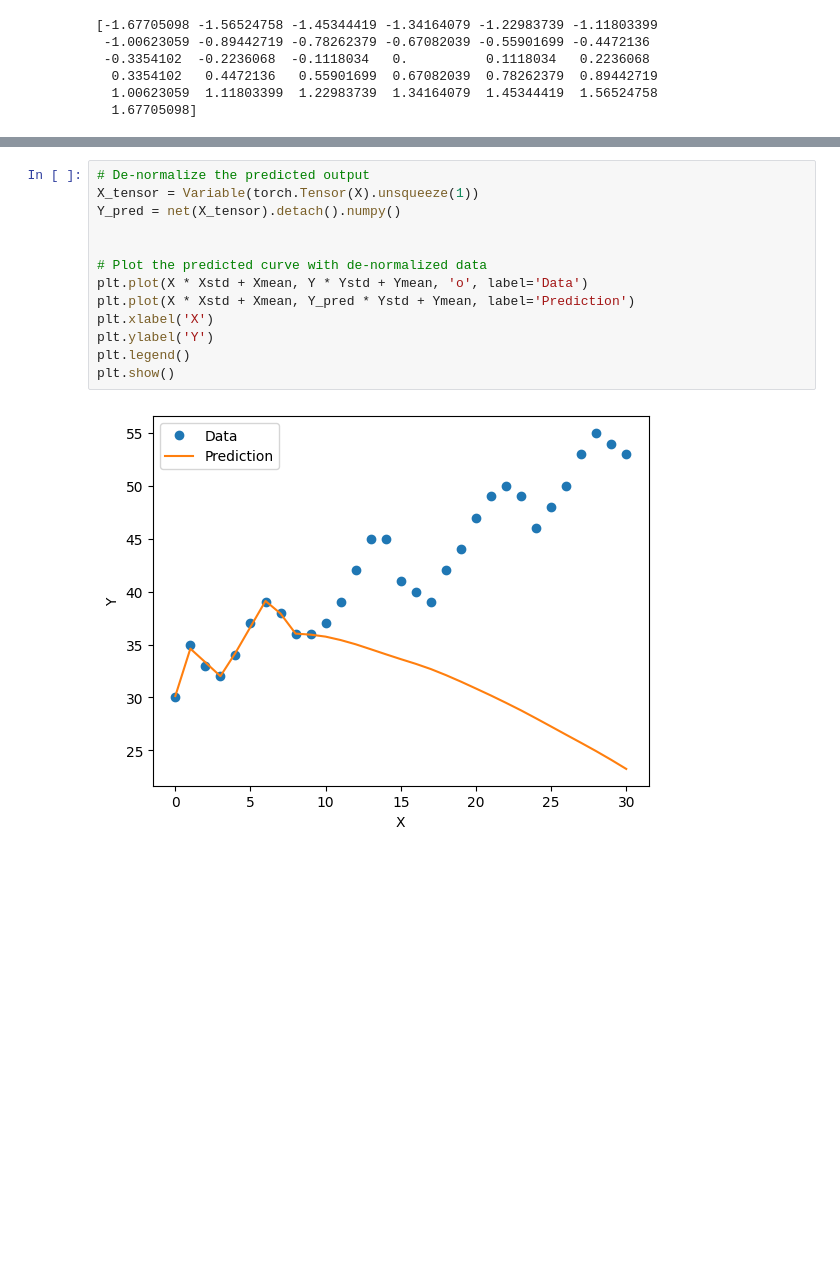
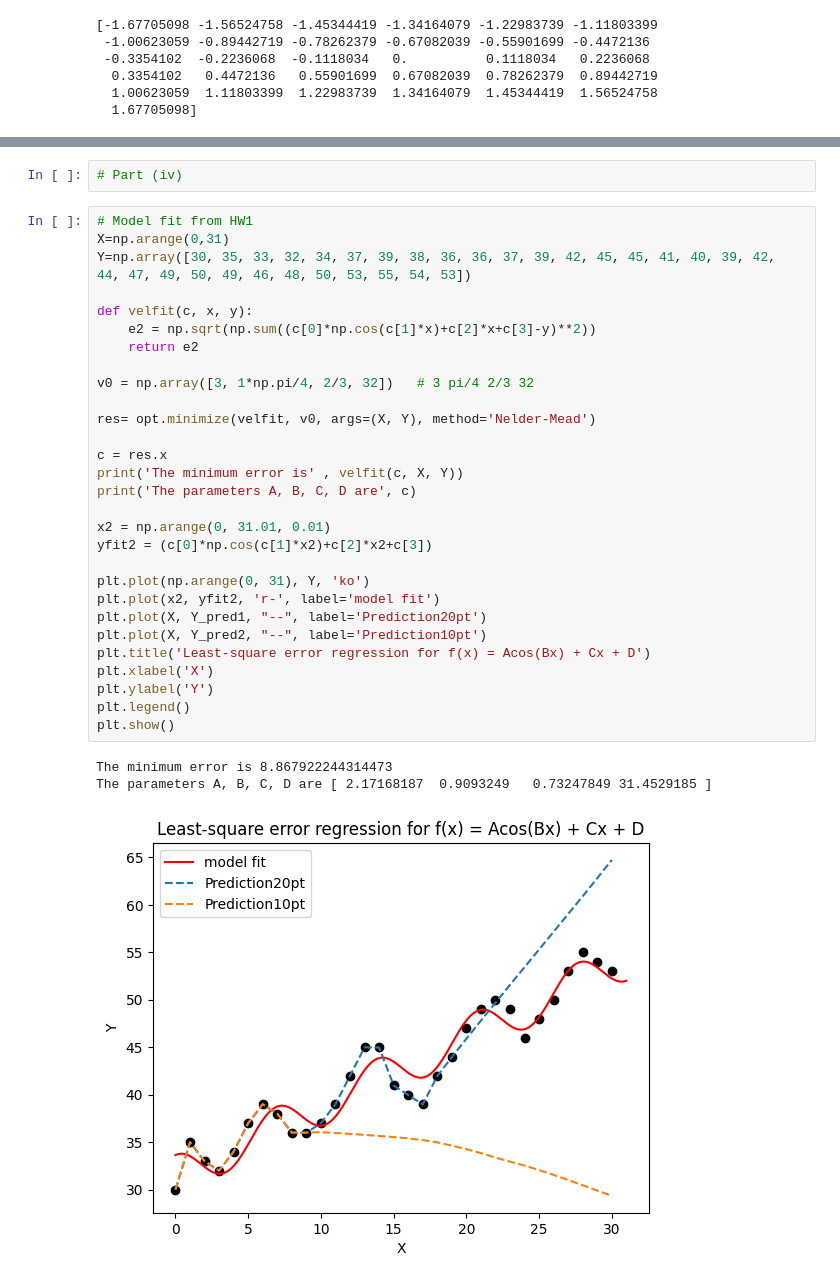
Before and after one commit to ChenQiyue8/EE399A, a Jupyter notebook: HW4/EE393HW4.ipynb, the cells around one changed output, grey strips where cells are left out. Cells and saved outputs as stored; diff of their text form; blank space fills up the shorter version.

```diff
--- a/HW4/EE393HW4.ipynb
+++ b/HW4/EE393HW4.ipynb
@@ -248,15 +246,35 @@ plt.show()
-# %%
-# De-normalize the predicted output
-X_tensor = Variable(torch.Tensor(X).unsqueeze(1))
-Y_pred = net(X_tensor).detach().numpy()
-
-
-# Plot the predicted curve with de-normalized data
-plt.plot(X * Xstd + Xmean, Y * Ystd + Ymean, 'o', label='Data')
-plt.plot(X * Xstd + Xmean, Y_pred * Ystd + Ymean, label='Prediction')
-plt.xlabel('X')
-plt.ylabel('Y')
-plt.legend()
-plt.show()
-# %% [output]
-[figure, removed]
+# %%
+# Part (iv)
+# %%
+# Model fit from HW1
+X=np.arange(0,31)
+Y=np.array([30, 35, 33, 32, 34, 37, 39, 38, 36, 36, 37, 39, 42, 45, 45, 41, 40, 39, 42, 44, 47, 49, 50, 49, 46, 48, 50, 53, 55, 54, 53])
+
+def velfit(c, x, y):
+    e2 = np.sqrt(np.sum((c[0]*np.cos(c[1]*x)+c[2]*x+c[3]-y)**2))
+    return e2
+
+v0 = np.array([3, 1*np.pi/4, 2/3, 32])   # 3 pi/4 2/3 32
+
+res= opt.minimize(velfit, v0, args=(X, Y), method='Nelder-Mead')
+
+c = res.x
+print('The minimum error is' , velfit(c, X, Y))
+print('The parameters A, B, C, D are', c)
+
+x2 = np.arange(0, 31.01, 0.01)
+yfit2 = (c[0]*np.cos(c[1]*x2)+c[2]*x2+c[3])
+
+plt.plot(np.arange(0, 31), Y, 'ko')
+plt.plot(x2, yfit2, 'r-', label='model fit')
+plt.plot(X, Y_pred1, "--", label='Prediction20pt')
+plt.plot(X, Y_pred2, "--", label='Prediction10pt')
+plt.title('Least-square error regression for f(x) = Acos(Bx) + Cx + D')
+plt.xlabel('X')
+plt.ylabel('Y')
+plt.legend()
+plt.show()
+# %% [output]
+The minimum error is 8.867922244314473
+The parameters A, B, C, D are [ 2.17168187  0.9093249   0.73247849 31.4529185 ]
+[figure, added]
```
Also changed, not shown: parts of 26 cells of this notebook, 3 other files.
